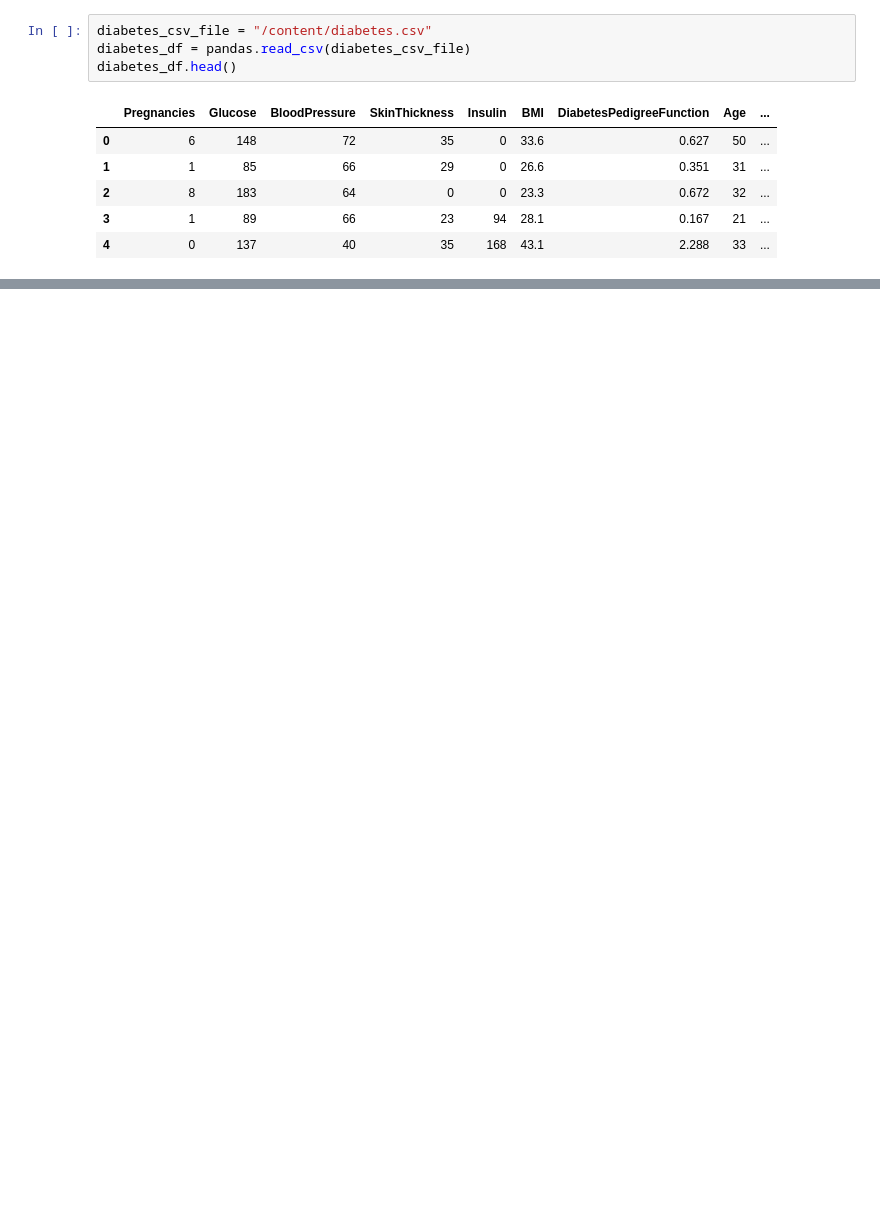
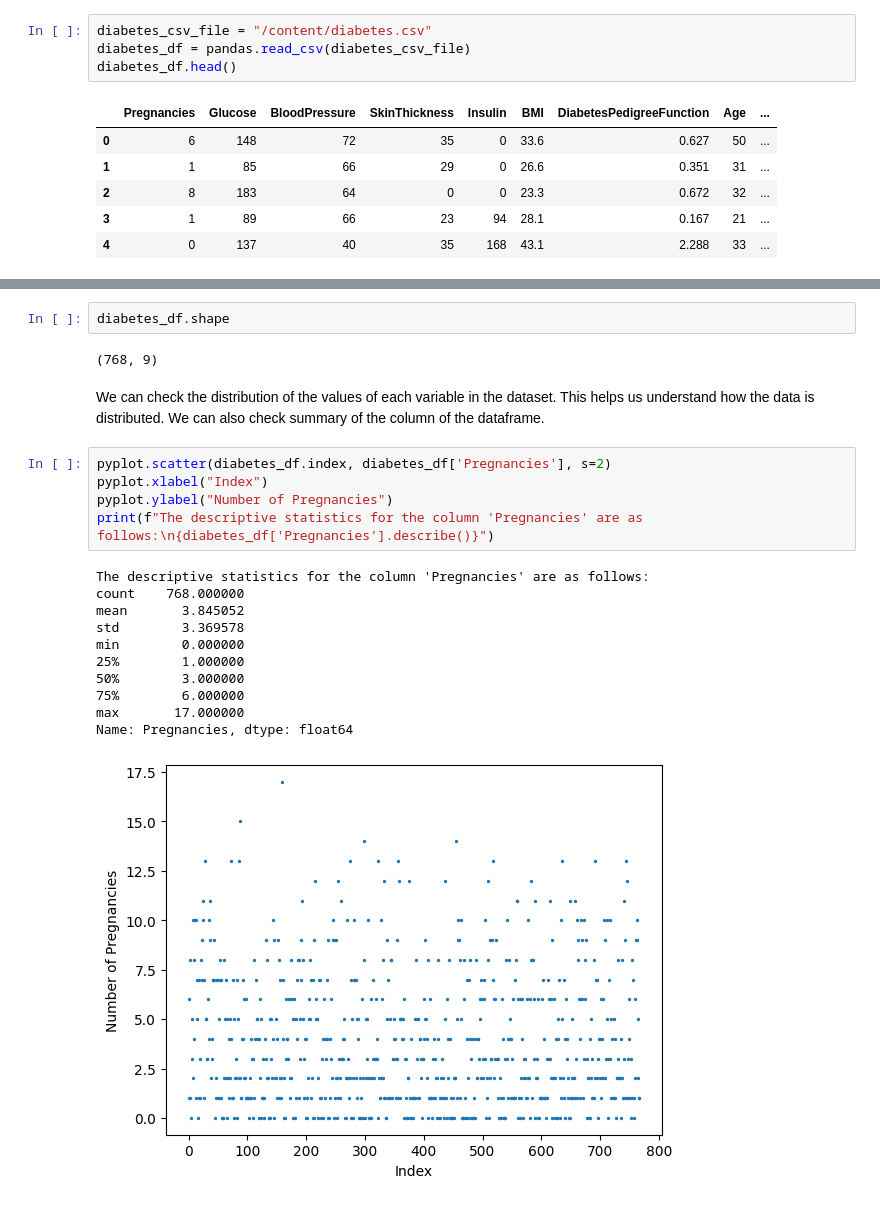
Before and after one commit to nilotpal-makes-stuff/Python_TensorFlow-text_classification, a Jupyter notebook: 02Feed_Forward_Network.ipynb, the cells around one changed output, grey strips where cells are left out. Cells and saved outputs as stored; diff of their text form; blank space fills up the shorter version.

Commit message:
Diabetes dataset EDA - Correlation

```diff
--- a/02Feed_Forward_Network.ipynb
+++ b/02Feed_Forward_Network.ipynb
@@ -32,0 +44,23 @@ diabetes_df.head()
+# %%
+diabetes_df.shape
+# %% [output]
+(768, 9)
+# %% [markdown]
+We can check the distribution of the values of each variable in the dataset. This helps us understand how the data is distributed. We can also check summary of the column of the dataframe.
+# %%
+pyplot.scatter(diabetes_df.index, diabetes_df['Pregnancies'], s=2)
+pyplot.xlabel("Index")
+pyplot.ylabel("Number of Pregnancies")
+print(f"The descriptive statistics for the column 'Pregnancies' are as follows:\n{diabetes_df['Pregnancies'].describe()}")
+# %% [output]
+The descriptive statistics for the column 'Pregnancies' are as follows:
+count    768.000000
+mean       3.845052
+std        3.369578
+min        0.000000
+25%        1.000000
+50%        3.000000
+75%        6.000000
+max       17.000000
+Name: Pregnancies, dtype: float64
+[figure, added]
```
Also changed, not shown: parts of 9 cells of this notebook.
